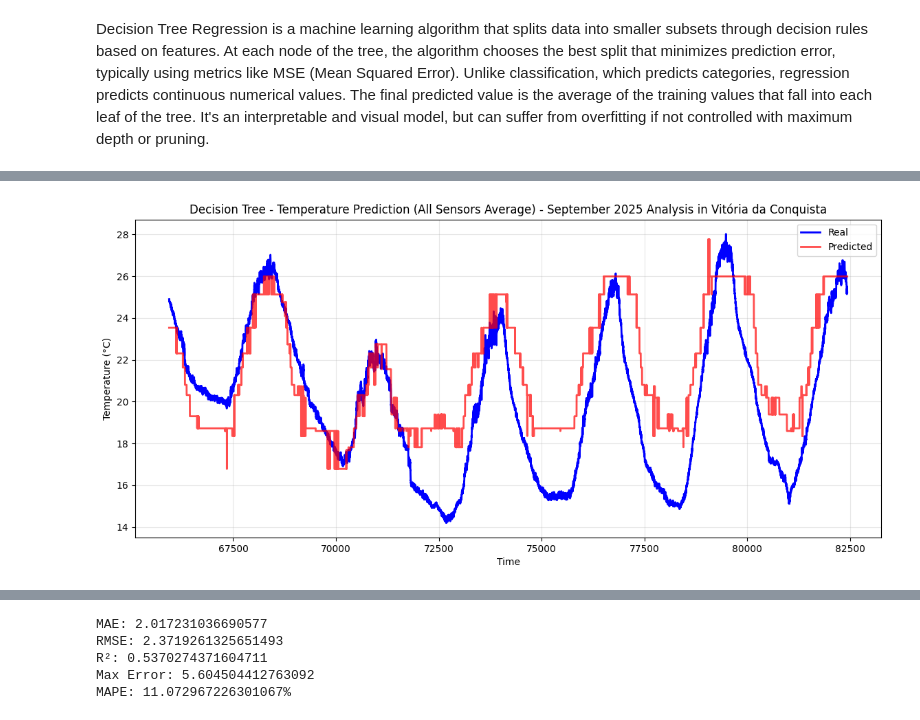
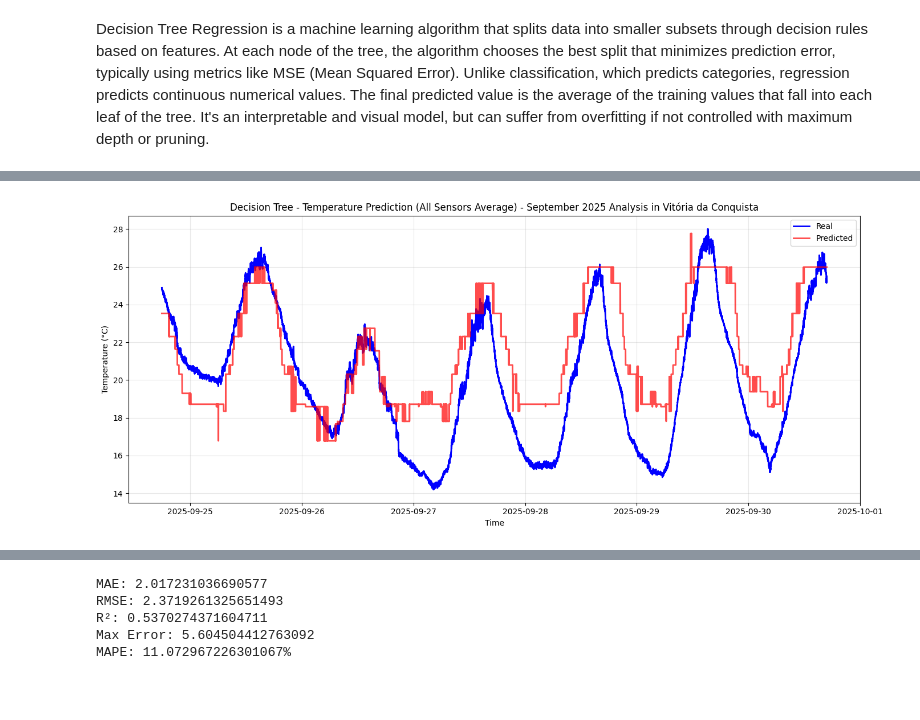
Before and after one commit to JonasSouza871/PolySense-Station-, a Jupyter notebook: Machine_Learning/Decision_Tree_Regression_Prediction/Decision_Tree_Regression_Predict.ipynb, the cells around one changed output, grey strips where cells are left out. Saved outputs shown, nothing was run; the diff lists cells and outputs as text; code cells hidden in the pictures; blank space fills up the shorter version.

Commit message:
Add decision tree plots

```diff
--- a/Machine_Learning/Prediction/Decision_Tree_Regression_Predict.ipynb
+++ b/Machine_Learning/Decision_Tree_Regression_Prediction/Decision_Tree_Regression_Predict.ipynb
@@ -72,41 +72,47 @@ Decision Tree Regression is a machine learning algorithm that splits data into s
 # %%
 #basically what will be done is to split the dataset into training and validation
 #the first 3 weeks being training and the last week being validation
 #use of pressure and humidity to try to predict temperature
 from sklearn.tree import DecisionTreeRegressor
 import matplotlib.pyplot as plt
 
-df['humidity_avg'] = df[['Umid_AHT20_pct', 'Umid_DHT11_pct']].mean(axis=1)#average of humidity sensors
-df['pressure_avg'] = df[['Press_BMP280_hPa', 'Press_BMP180_hPa']].mean(axis=1)#average of pressure sensors
-df['temp_avg'] = df[['Temp_MPU6050_C', 'Temp_AHT20_C', 'Temp_BMP280_C',#average of all temperature sensors
-                      'Temp_BMP180_C', 'Temp_DS18B20_C', 'Temp_NTC_C',#value that will have to be predicted
+# Convert Timestamp to datetime and use as index
+df['Timestamp'] = pd.to_datetime(df['Timestamp'])
+df = df.set_index('Timestamp')
+
+df['humidity_avg'] = df[['Umid_AHT20_pct', 'Umid_DHT11_pct']].mean(axis=1) #average of humidity sensors
+df['pressure_avg'] = df[['Press_BMP280_hPa', 'Press_BMP180_hPa']].mean(axis=1) #average of pressure sensors
+df['temp_avg'] = df[['Temp_MPU6050_C', 'Temp_AHT20_C', 'Temp_BMP280_C', #average of all temperature sensors
+                      'Temp_BMP180_C', 'Temp_DS18B20_C', 'Temp_NTC_C',   #value that will have to be predicted
                       'Temp_DHT11_C']].mean(axis=1)
-X = df[['humidity_avg', 'pressure_avg']].dropna()#removes invalid data from x (pressure and humidity)
-y = df.loc[X.index, 'temp_avg']#what will be predicted
+
+X = df[['humidity_avg', 'pressure_avg']].dropna() #removes invalid data from x (pressure and humidity)
+y = df.loc[X.index, 'temp_avg'] #what will be predicted
 
 #Split 80/20
-split = int(len(X) * 0.8)#80% of data
-X_train, X_val = X.iloc[:split], X.iloc[split:]#65944 data in training x, 16486 in validation data
-y_train, y_val = y.iloc[:split], y.iloc[split:]#65944 data in training y, 16486 in validation data
+split = int(len(X) * 0.8) #80% of data
+X_train, X_val = X.iloc[:split], X.iloc[split:] #65944 data in training x, 16486 in validation data
+y_train, y_val = y.iloc[:split], y.iloc[split:] #65944 data in training y, 16486 in validation data
 
 #Train
-model = DecisionTreeRegressor(max_depth=5, random_state=42)#trains with 5 divisions/branches of the tree
-model.fit(X_train, y_train)#trains the model
-y_pred = model.predict(X_val)#Applies the training to validation data, meaning now it will take the
+model = DecisionTreeRegressor(max_depth=5, random_state=42) #trains with 5 divisions/branches of the tree
+model.fit(X_train, y_train) #trains the model
+y_pred = model.predict(X_val) #Applies the training to validation data, meaning now it will take the
 #pressures and humidity from validation (last week) and try to predict a temperature for them
 
 #Plot
 plt.figure(figsize=(14, 6))
 plt.plot(y_val.index, y_val.values, label='Real', linewidth=2, color='blue')
 plt.plot(y_val.index, y_pred, label='Predicted', linewidth=2, color='red', alpha=0.7)
 plt.xlabel('Time')
 plt.ylabel('Temperature (°C)')
 plt.title('Decision Tree - Temperature Prediction (All Sensors Average) - September 2025 Analysis in Vitória da Conquista')
 plt.legend()
 plt.grid(alpha=0.3)
+plt.tight_layout()
 plt.show()
 # %% [output]
-[figure, old version]
+[figure, new version]
 # %%
 from sklearn.tree import export_graphviz
 import graphviz
```
Also changed, not shown: parts of 2 cells of this notebook, 8 other files.
